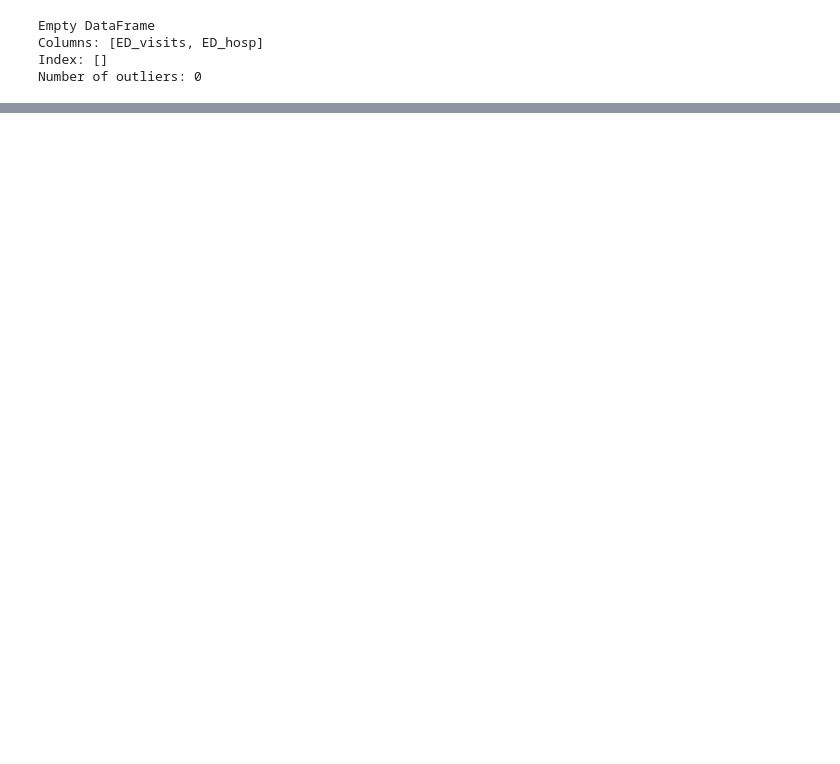
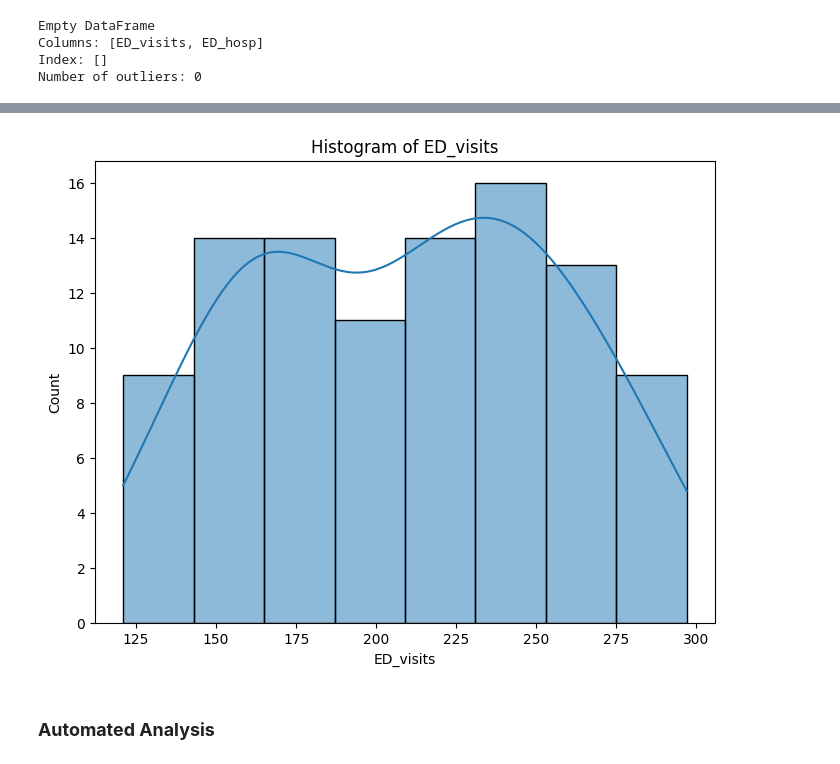
Before and after one commit to amnasyed1/datasci_3_eda, a Jupyter notebook: 507week3hw.ipynb, the cells around one changed output, grey strips where cells are left out. Saved outputs shown, nothing was run; the diff lists cells and outputs as text; code cells hidden in the pictures; blank space fills up the shorter version.

```diff
--- a/507week3hw.ipynb
+++ b/507week3hw.ipynb
@@ -495,0 +521,9 @@ there are no outliers
+# %%
+plt.figure(figsize=(8, 6))
+sns.histplot(df['ED_visits'], kde=True)
+plt.title('Histogram of ED_visits')
+plt.show()
+# %% [output]
+[figure, added]
+# %% [markdown]
+### **Automated Analysis**
```
Also changed, not shown: parts of 12 cells of this notebook.
